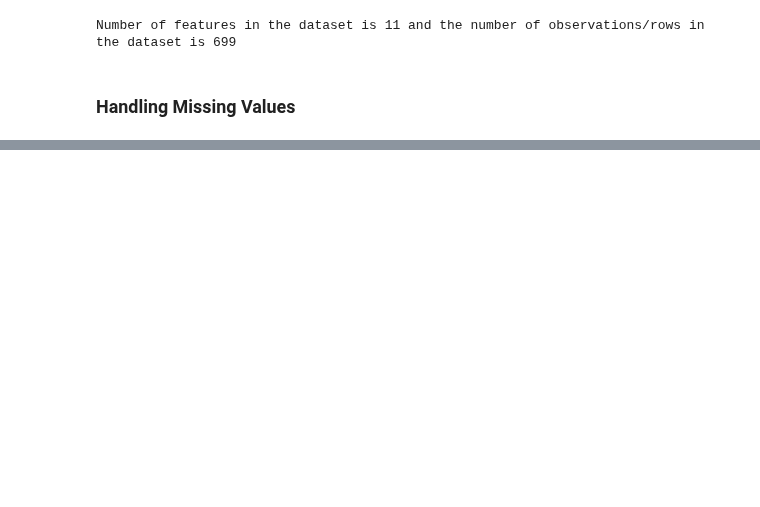
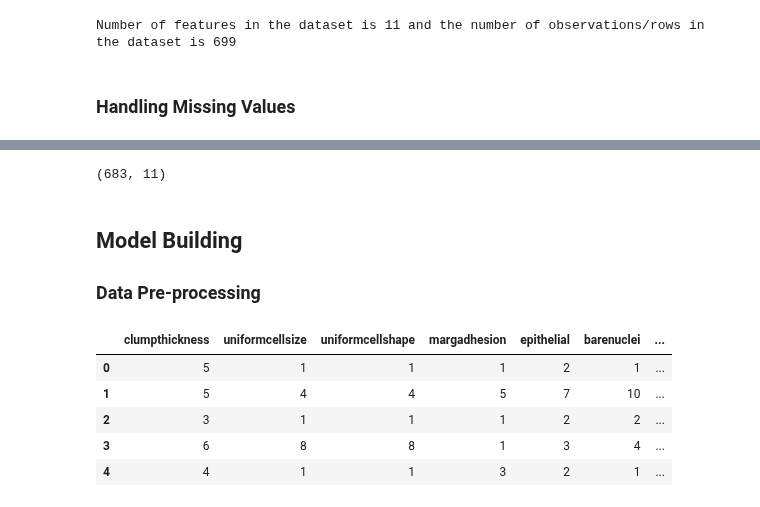
Before and after one commit to Darknight47/Classification-Projects, a Jupyter notebook: Logistic Regression/breast_cancer_prediction.ipynb, the cells around one changed output, grey strips where cells are left out. Drawn from its saved outputs; the diff is of its cells as text; code cells hidden in the pictures; blank space fills up the shorter version.

Commit message:
data preprocessing

```diff
--- a/Logistic Regression/breast_cancer_prediction.ipynb
+++ b/Logistic Regression/breast_cancer_prediction.ipynb
@@ -111,0 +115,7 @@ dtype: int64
+# %%
+dataset.shape
+# %% [output]
+(683, 11)
+# %% [markdown]
+## Model Building
+### Data Pre-processing
@@ -111,0 +127,9 @@ dtype: int64
+# %%
+dataset.head()
+# %% [output]
+|  | clumpthickness | uniformcellsize | uniformcellshape | margadhesion | epithelial | barenuclei | ... |
+| 0 | 5 | 1 | 1 | 1 | 2 | 1 | ... |
+| 1 | 5 | 4 | 4 | 5 | 7 | 10 | ... |
+| 2 | 3 | 1 | 1 | 1 | 2 | 2 | ... |
+| 3 | 6 | 8 | 8 | 1 | 3 | 4 | ... |
+| 4 | 4 | 1 | 1 | 3 | 2 | 1 | ... |
```
Also changed, not shown: parts of 7 cells of this notebook.
